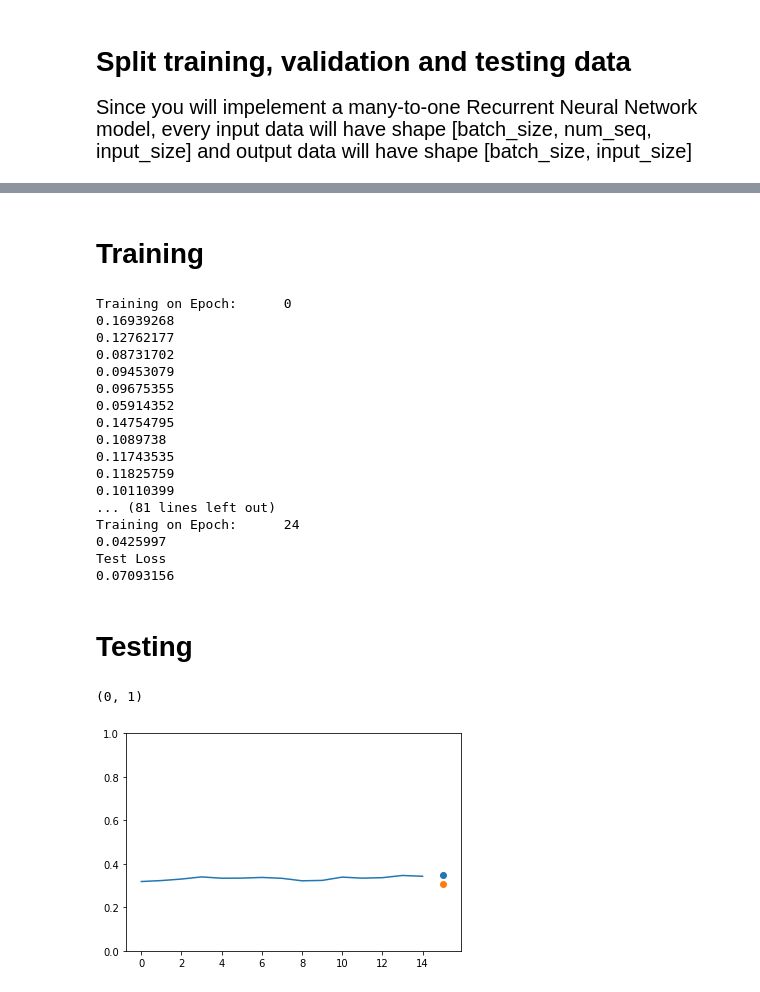
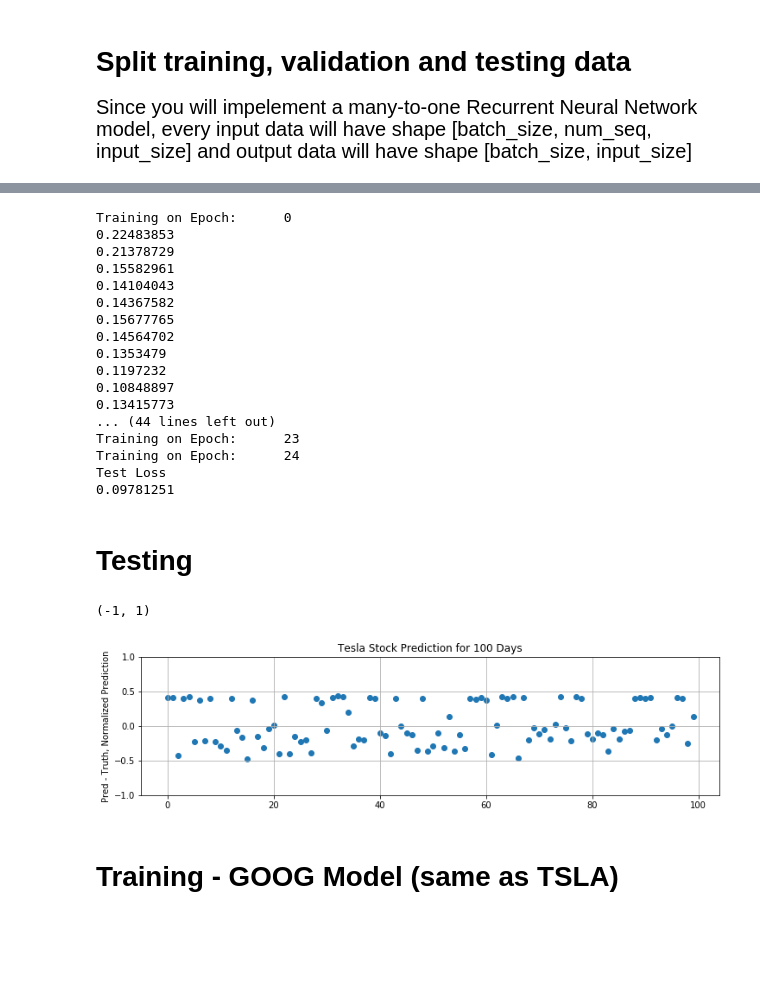
Before and after one commit to dcashon/spr2019_ee596, a Jupyter notebook: hw3/hw3_3.ipynb, the cells around one changed output, grey strips where cells are left out. Drawn from its saved outputs; the diff is of its cells as text; code cells hidden in the pictures; blank space fills up the shorter version.

```diff
--- a/hw3/hw3_3.ipynb
+++ b/hw3/hw3_3.ipynb
@@ -76,6 +73,3 @@ def minibatch(data, labels, batch_size):
         yield data[start:end], labels[start:end]
         start += batch_size
         end += batch_size
-# %%
-num_days = 15
-x_train, y_train, x_val, y_val, x_test, y_test = split([tsla_open, dji_open, goog_open], num_days)
@@ -87,0 +76,6 @@ y_train_1 = np.reshape(y_train, (-1, 1))
+# %%
+# get all the data ready
+num_days = 25 # number of days to predict back with
+x_tsla_train, y_tsla_train, x_tsla_val, y_tsla_val, x_tsla_test, y_tsla_test = split(tsla_open, num_days)
+x_goog_train, y_goog_train, x_goog_val, y_goog_val, x_goog_test, y_goog_test = split(goog_open, num_days)
+x_dji_train, y_dji_train, x_dji_val, y_dji_val, x_dji_test, y_dji_test = split(dji_open, num_days)
@@ -121,49 +118,56 @@ minimize = opt.minimize(loss)
-# %% [markdown]
-# Training
 # %%
 init = tf.global_variables_initializer()
 with tf.Session() as sess:
     sess.run(init)
     for epoch in range(num_epochs):
         print('Training on Epoch: \t' + str(epoch))
-        batcher = minibatch(x_train_1, y_train, batch_size)
+        batcher = minibatch(x_tsla_train, y_tsla_train, batch_size)
         for data, labels in batcher:
-            f_dict = {X: data, Y:labels}
+            f_dict = {X: np.reshape(data, (-1, num_days, 1)), Y:labels}
             sess.run(minimize, feed_dict=f_dict)
             if epoch == 0:
                 print(sess.run(loss, feed_dict=f_dict))
-        print(sess.run(loss, feed_dict=f_dict))
+        if epoch % 5 == 0:
+            print('Train Batch Loss: ')
+            print(sess.run(loss, feed_dict=f_dict))
+            print('Val Loss')
+            print(sess.run(loss, feed_dict={X:np.reshape(x_tsla_val,(-1, num_days,1)), Y:y_val}))
     print("Test Loss")
-    print(sess.run(loss, feed_dict={X:np.reshape(x_test, (-1,num_days,1)), Y:y_test}))
-    to_test = sess.run(pred, feed_dict={X:np.reshape(x_test, (-1,num_days,1)), Y:y_test})
+    print(sess.run(loss, feed_dict={X:np.reshape(x_tsla_test, (-1,num_days,1)), Y:y_tsla_test}))
+    to_test = sess.run(pred, feed_dict={X:np.reshape(x_tsla_test, (-1,num_days,1)), Y:y_tsla_test})
 # %% [output]
 Training on Epoch:      0
-0.16939268
-0.12762177
-0.08731702
-0.09453079
-0.09675355
-0.05914352
-0.14754795
-0.1089738
-0.11743535
-0.11825759
-0.10110399
-... (81 lines left out)
+0.22483853
+0.21378729
+0.15582961
+0.14104043
+0.14367582
+0.15677765
+0.14564702
+0.1353479
+0.1197232
+0.10848897
+0.13415773
+... (44 lines left out)
+Training on Epoch:      23
 Training on Epoch:      24
-0.0425997
 Test Loss
-0.07093156
+0.09781251
 # %% [markdown]
 # Testing
-# %%
-# check stuff out
-val = 52
-plt.figure()
-plt.plot(x_test[val])
-plt.scatter(len(x_test[val]), y_test[val])
-plt.scatter(len(x_test[val]), to_test[val])
-plt.ylim(0,1)
-# %% [output]
-(0, 1)
-[figure, removed]
+# %%
+# plot error for 100 days of tesla predictions
+tsla_error = np.squeeze(to_test) - y_test
+# %%
+plt.figure(1, figsize=(12,10))
+plt.subplot(311)
+plt.scatter(np.arange(100),tsla_error[:100])
+plt.grid(True)
+plt.ylabel('Pred - Truth, Normalized Prediction')
+plt.title('Tesla Stock Prediction for 100 Days')
+plt.ylim(-1,1)
+# %% [output]
+(-1, 1)
+[figure, added]
+# %% [markdown]
+# Training - GOOG Model (same as TSLA)
```
Also changed, not shown: parts of 15 cells of this notebook, 6 other files.
